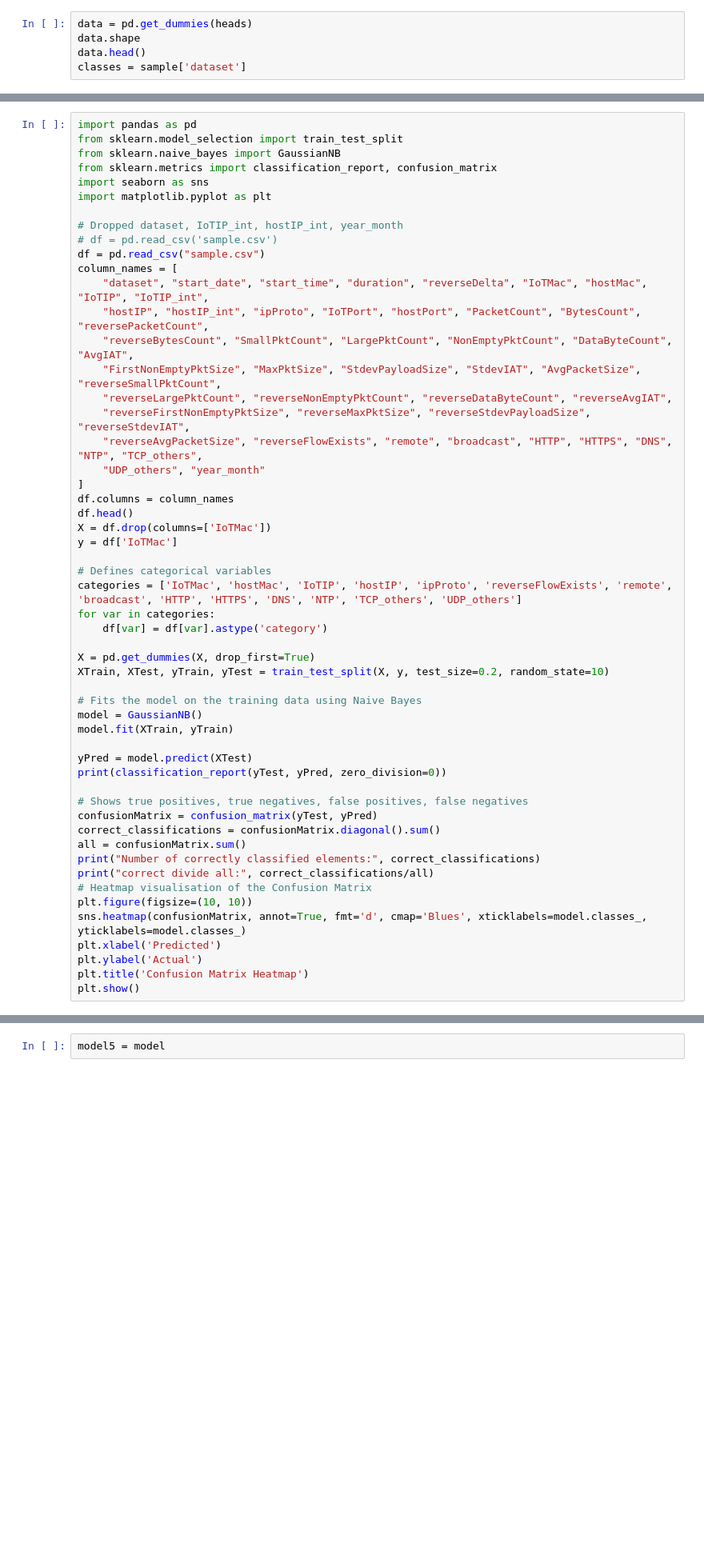
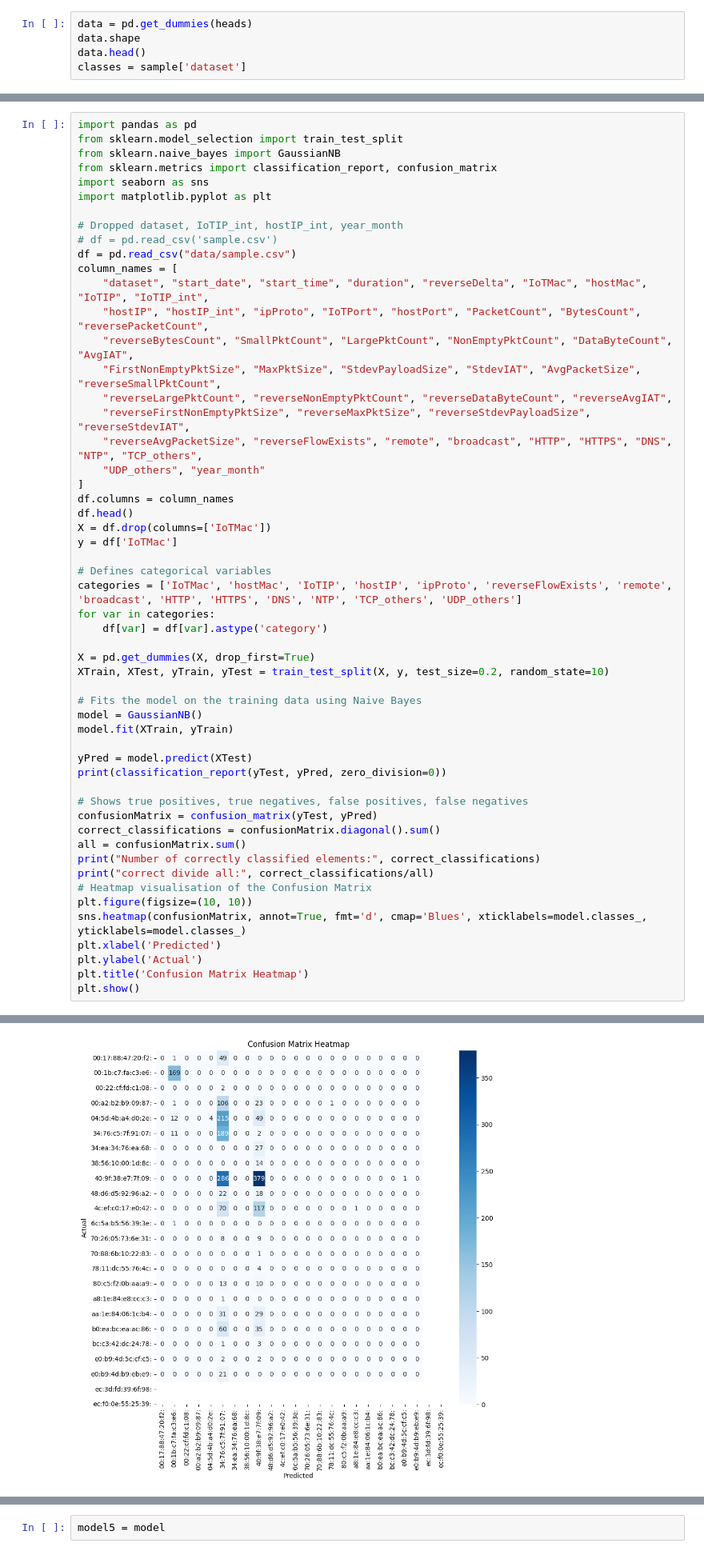
Before and after one commit to Shing-gor/classification-cybersecurity, a Jupyter notebook: kiran.ipynb, the cells around one changed output, grey strips where cells are left out. Shown at 80% size. Drawn from its saved outputs; the diff is of its cells as text; blank space fills up the shorter version.

```diff
--- a/kiran.ipynb
+++ b/kiran.ipynb
@@ -325,7 +283,7 @@ import matplotlib.pyplot as plt
 
 # Dropped dataset, IoTIP_int, hostIP_int, year_month
 # df = pd.read_csv('sample.csv')
-df = pd.read_csv("sample.csv")
+df = pd.read_csv("data/sample.csv")
 column_names = [
     "dataset", "start_date", "start_time", "duration", "reverseDelta", "IoTMac", "hostMac", "IoTIP", "IoTIP_int",
     "hostIP", "hostIP_int", "ipProto", "IoTPort", "hostPort", "PacketCount", "BytesCount", "reversePacketCount",
@@ -374,3 +348,4 @@ FileNotFoundError: [Errno 2] No such file or directory: 'sample.csv'
+[figure, added]
 # %%
 import pandas as pd
 newSample = pd.read_csv("newSample.csv")
```
Also changed, not shown: parts of 32 cells of this notebook.
